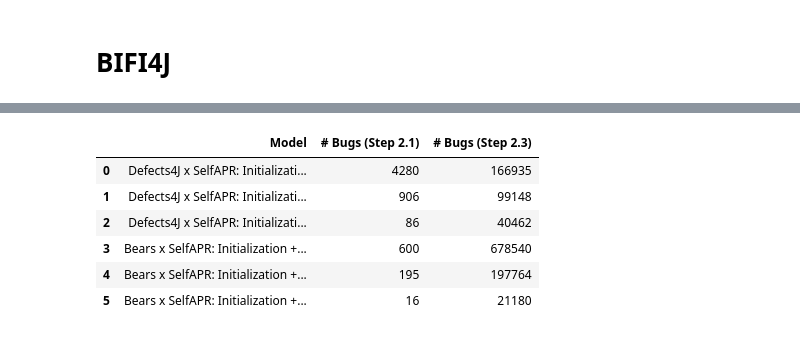
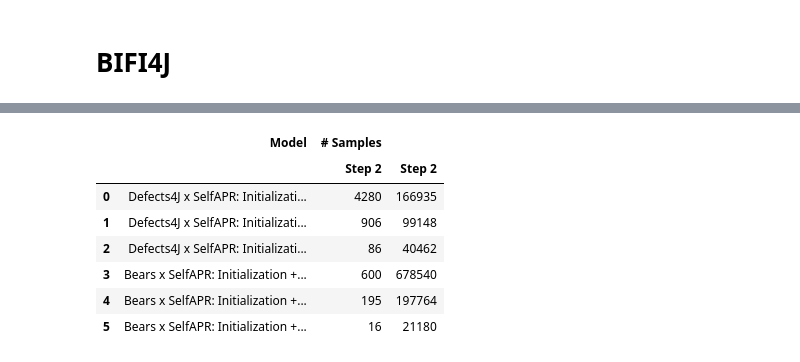
Before and after one commit to andre15silva/mufin, a Jupyter notebook: dataset_analysis.ipynb, the cells around one changed output, grey strips where cells are left out. Cells and saved outputs as stored; diff of their text form; code cells hidden in the pictures.

```diff
--- a/dataset_analysis.ipynb
+++ b/dataset_analysis.ipynb
@@ -464,9 +464,11 @@ def get_model_label(ex, ro):
     return ex_label[ex] + ": " + round_label[ro]
 # %%
 def get_bifi4j_table_entry(model_label, tb, td):
-    return { "Model": model_label,
-             "# Bugs (Step 2.1)" : fb,
-             "# Bugs (Step 2.3)" : bb
+    return { "Model": { "" : model_label },
+            "# Samples" : {
+                "Step 2.1" : fb,
+                "Step 2.3" : bb
+            }
            }
 # %%
 from os.path import exists
@@ -498,8 +500,9 @@ pd.set_option('display.max_columns', 27)
 pd.set_option('display.max_rows', 16)
 pd.set_option('max_colwidth', 400)
 table = pd.json_normalize(data=entries)
+table.columns = table.columns.str.split(".").map(tuple)
 
-print(table.to_latex(caption="Size of the BIFI4J generated datasets.",
+print(table.to_latex(caption="BIFI4J models training details.",
                   label="tab:bifi4j_datasets",
                   index=False,
                   multicolumn_format="c",
@@ -525,7 +529,8 @@ Defects4J x SelfAPR: Initialization + BIFI4J(compiler) &                906 &
 \bottomrule
 \end{tabular}
 \end{table}
-|  | Model | # Bugs (Step 2.1) | # Bugs (Step 2.3) |
+|  | Model | # Samples |  |
+|  |  | Step 2 | Step 2 |
 | 0 | Defects4J x SelfAPR: Initializati... | 4280 | 166935 |
 | 1 | Defects4J x SelfAPR: Initializati... | 906 | 99148 |
 | 2 | Defects4J x SelfAPR: Initializati... | 86 | 40462 |
```
Also changed, not shown: parts of 1 cell of this notebook, 15 other files.
